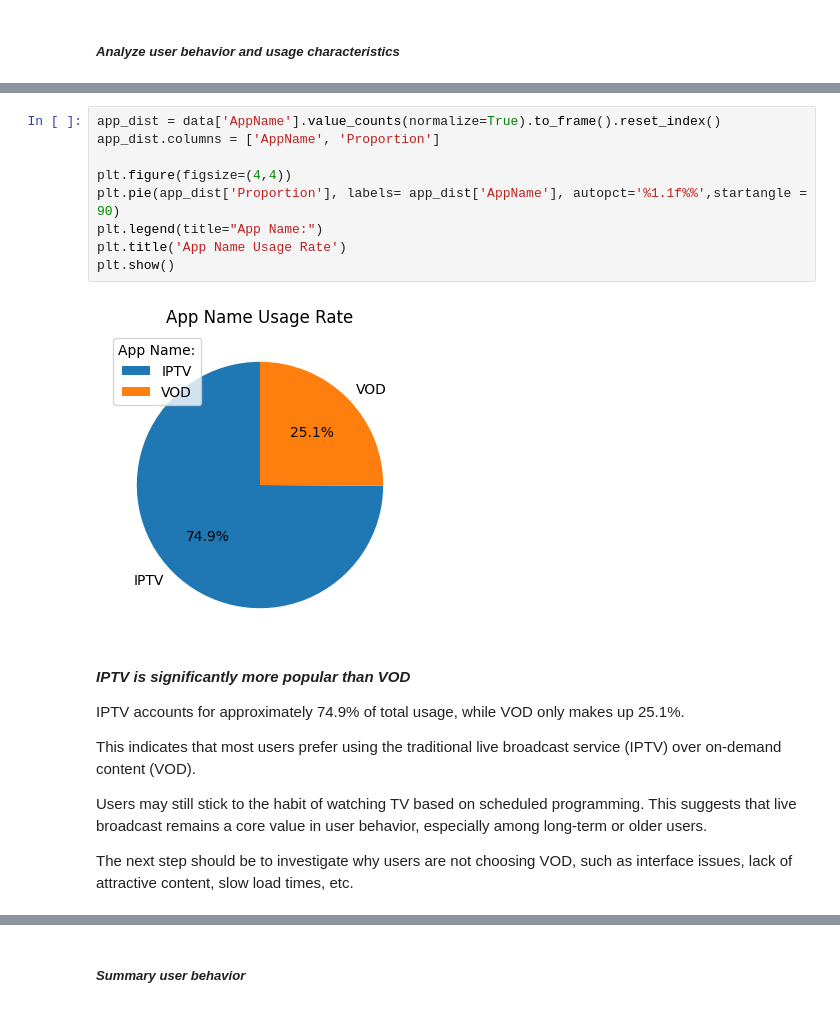
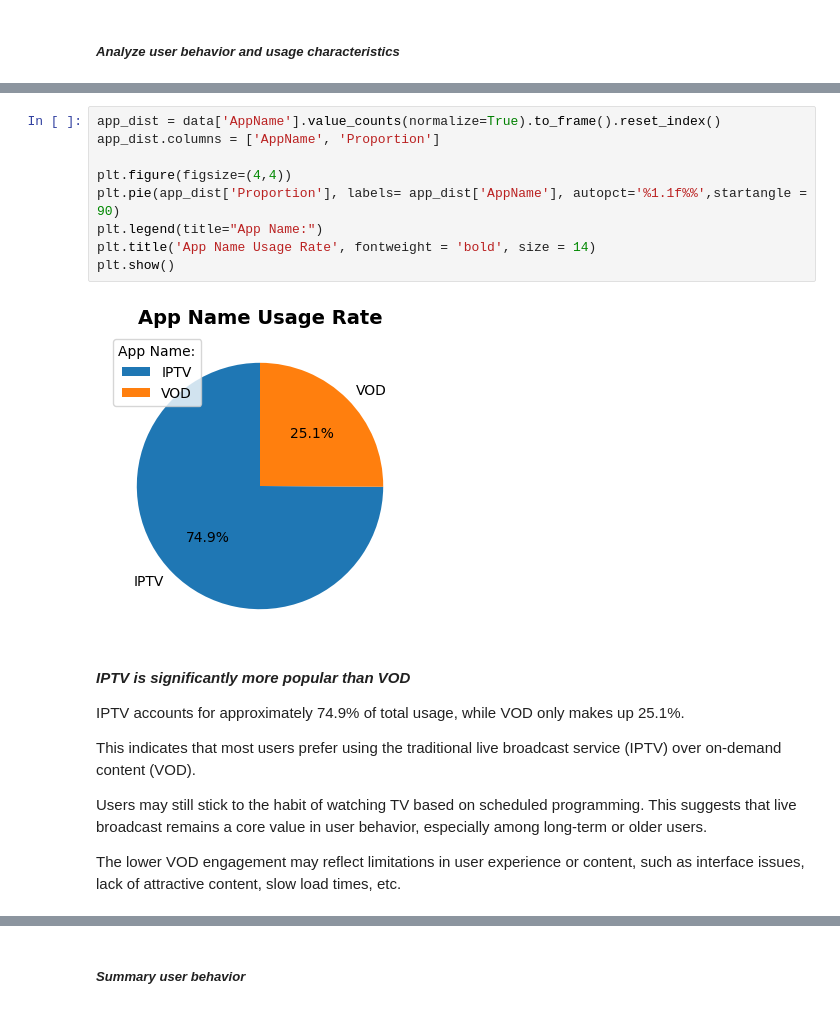
Before and after one commit to levythaoanh/TV-Usage-Insights-Churn-Risk-Modeling, a Jupyter notebook: CustomerChurnAnalysis.ipynb, the cells around one changed output, grey strips where cells are left out. Drawn from its saved outputs; the diff is of its cells as text.

```diff
--- a/CustomerChurnAnalysis.ipynb
+++ b/CustomerChurnAnalysis.ipynb
@@ -156,14 +156,14 @@ data.head()
 # %%
 app_dist = data['AppName'].value_counts(normalize=True).to_frame().reset_index()
 app_dist.columns = ['AppName', 'Proportion']
 
 plt.figure(figsize=(4,4))
 plt.pie(app_dist['Proportion'], labels= app_dist['AppName'], autopct='%1.1f%%',startangle = 90)
 plt.legend(title="App Name:")
-plt.title('App Name Usage Rate')
+plt.title('App Name Usage Rate', fontweight = 'bold', size = 14)
 plt.show()
 # %% [output]
-[figure, old version]
+[figure, new version]
 # %% [markdown]
 ***IPTV is significantly more popular than VOD***
 
@@ -173,7 +173,7 @@ This indicates that most users prefer using the traditional live broadcast servi
 
 Users may still stick to the habit of watching TV based on scheduled programming. This suggests that live broadcast remains a core value in user behavior, especially among long-term or older users.
 
-The next step should be to investigate why users are not choosing VOD, such as interface issues, lack of attractive content, slow load times, etc.
+The lower VOD engagement may reflect limitations in user experience or content, such as interface issues, lack of attractive content, slow load times, etc.
 # %%
 fig, axs = plt.subplots(1, 2, figsize=(15, 6))
 order = sorted(data['AppName'].unique())
```
Also changed, not shown: parts of 12 cells of this notebook.
